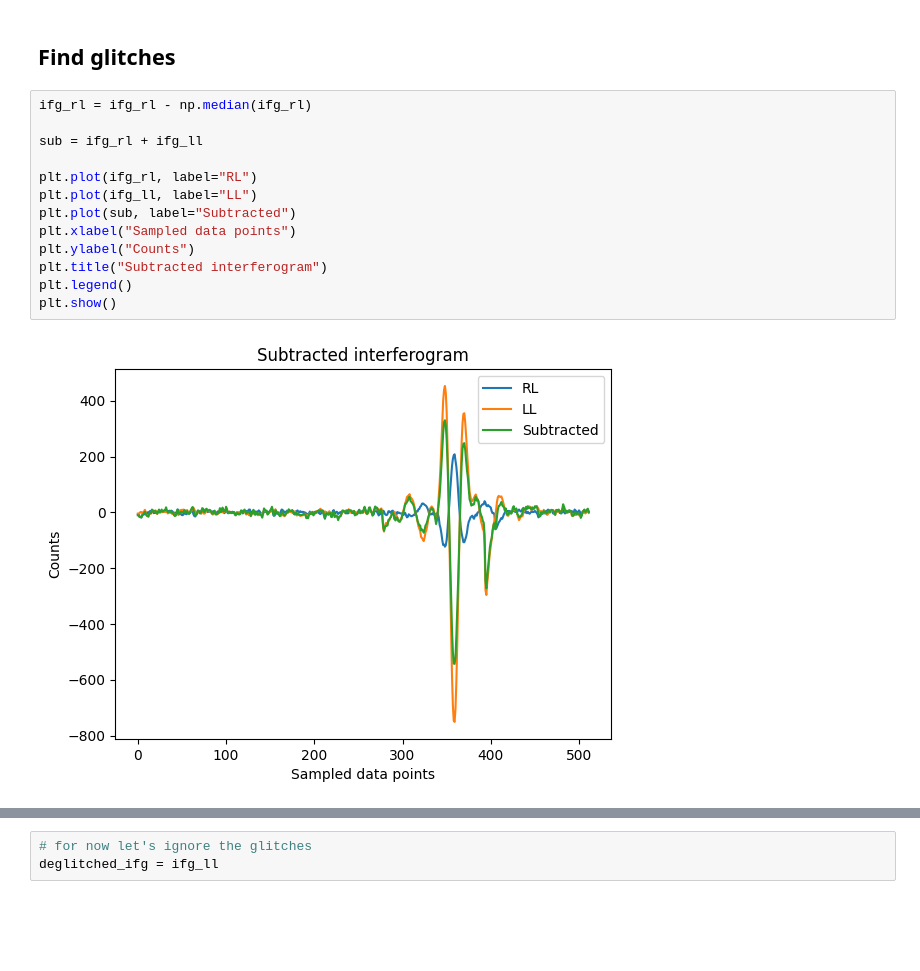
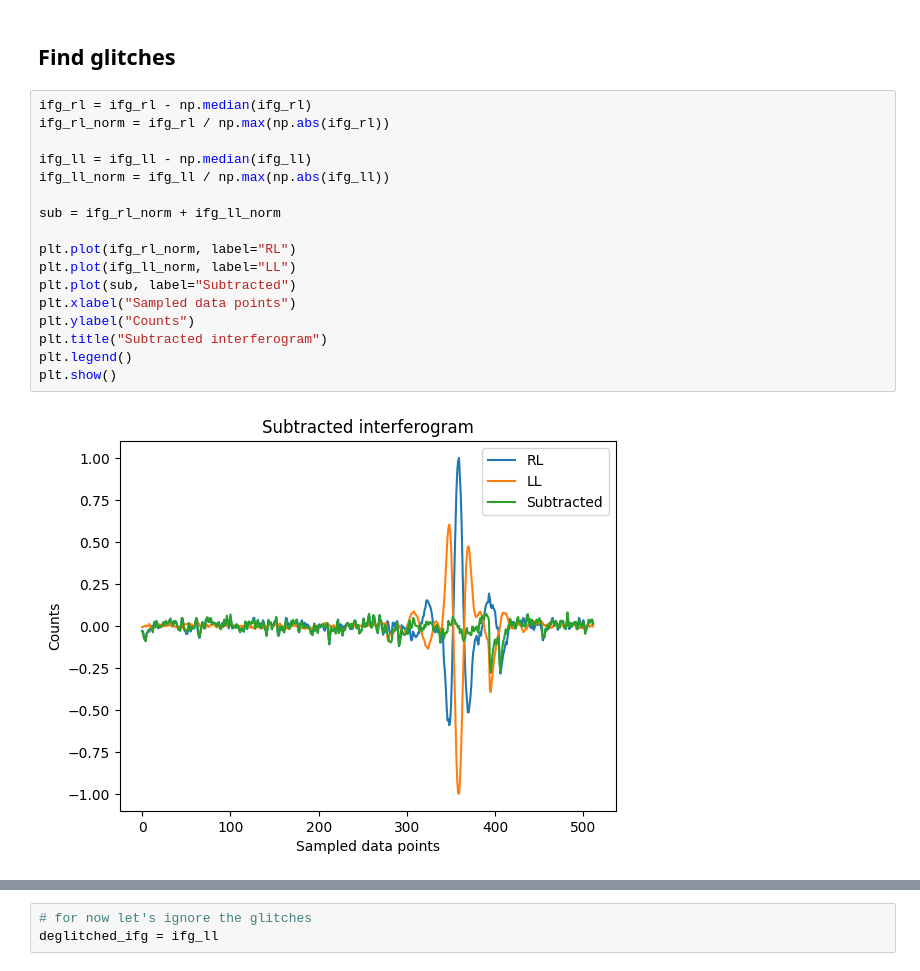
Before and after one commit to Cosmoglobe/FIRAS-Pass5, a Jupyter notebook: commander3/todscripts/firas/src/eda/produce_spectra.ipynb, the cells around one changed output, grey strips where cells are left out. Drawn from its saved outputs; the diff is of its cells as text; blank space fills up the shorter version.

```diff
--- a/commander3/todscripts/firas/src/eda/produce_spectra.ipynb
+++ b/commander3/todscripts/firas/src/eda/produce_spectra.ipynb
@@ -170,16 +174,20 @@ Get rid of the biggest glitches
 ## Find glitches
 # %%
 ifg_rl = ifg_rl - np.median(ifg_rl)
+ifg_rl_norm = ifg_rl / np.max(np.abs(ifg_rl))
 
-sub = ifg_rl + ifg_ll
+ifg_ll = ifg_ll - np.median(ifg_ll)
+ifg_ll_norm = ifg_ll / np.max(np.abs(ifg_ll))
 
-plt.plot(ifg_rl, label="RL")
-plt.plot(ifg_ll, label="LL")
+sub = ifg_rl_norm + ifg_ll_norm
+
+plt.plot(ifg_rl_norm, label="RL")
+plt.plot(ifg_ll_norm, label="LL")
 plt.plot(sub, label="Subtracted")
 plt.xlabel("Sampled data points")
 plt.ylabel("Counts")
 plt.title("Subtracted interferogram")
 plt.legend()
 plt.show()
 # %% [output]
-[figure, old version]
+[figure, new version]
```
Also changed, not shown: parts of 31 cells of this notebook, 3 other files.
